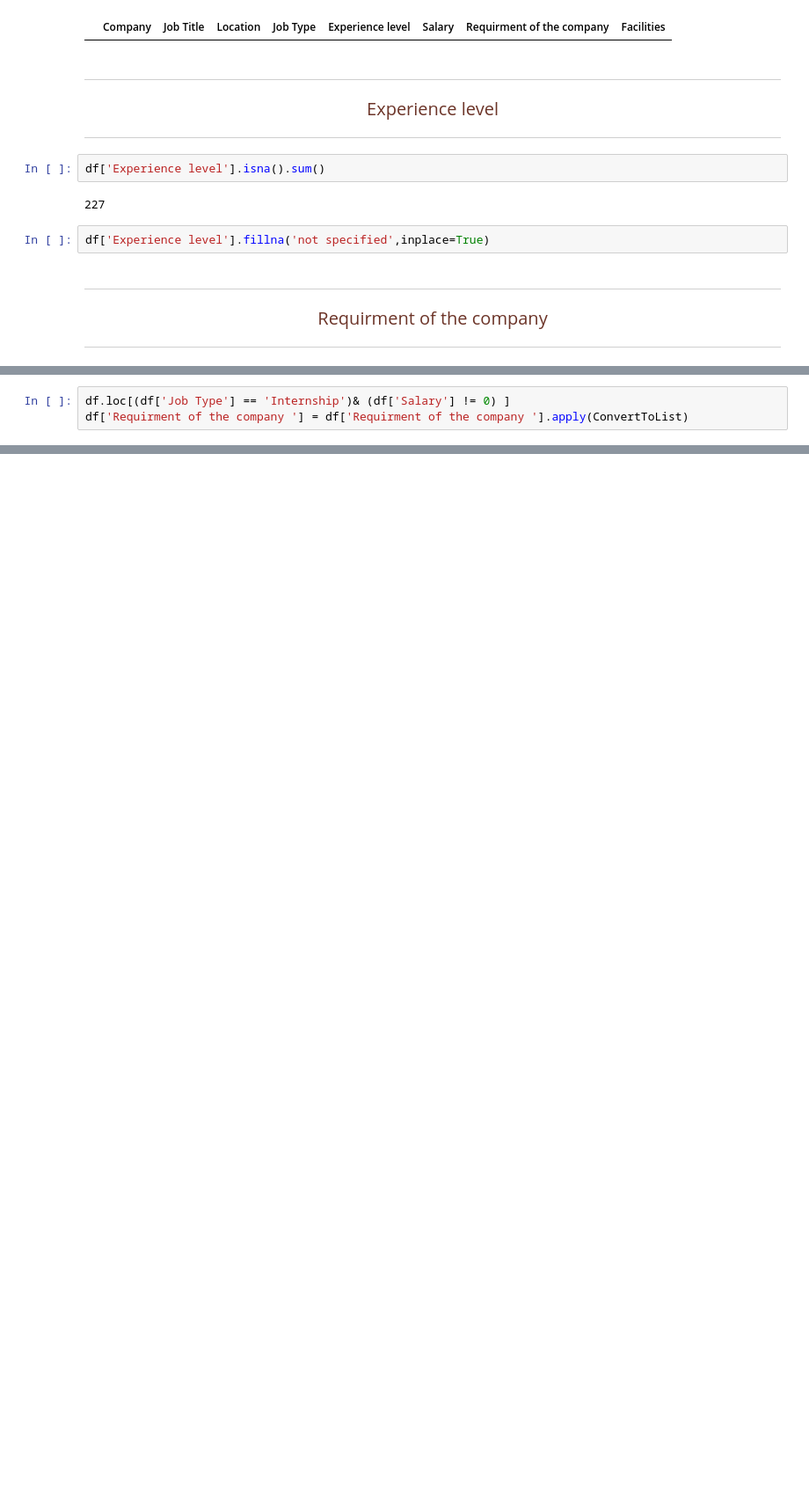
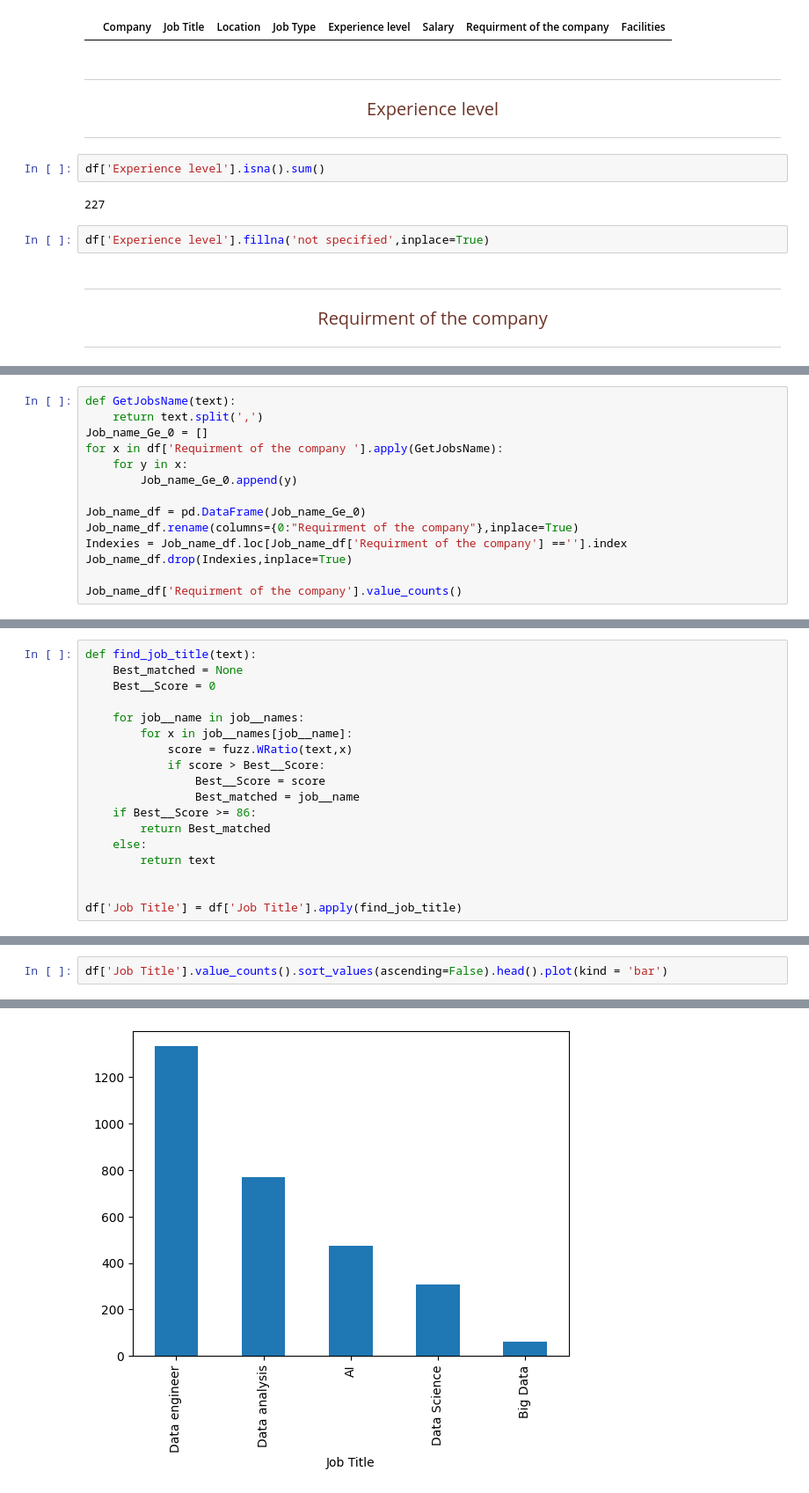
Before and after one commit to yassinessadi/data-engineer-youcode, a Jupyter notebook: Brief_github_job_opportunities/job_opportunities_data.ipynb, the cells around one changed output, grey strips where cells are left out. Shown at 88% size. Drawn from its saved outputs; the diff is of its cells as text; blank space fills up the shorter version.

Commit message:
start visualization (Added).

```diff
--- a/Brief_github_job_opportunities/job_opportunities_data.ipynb
+++ b/Brief_github_job_opportunities/job_opportunities_data.ipynb
@@ -73,3 +76,14 @@ def ConvertToList(string):
-# %%
-df.loc[(df['Job Type'] == 'Internship')& (df['Salary'] != 0) ]
-df['Requirment of the company '] = df['Requirment of the company '].apply(ConvertToList)
+# %%
+def GetJobsName(text):
+    return text.split(',')
+Job_name_Ge_0 = []
+for x in df['Requirment of the company '].apply(GetJobsName):
+    for y in x:
+        Job_name_Ge_0.append(y)
+
+Job_name_df = pd.DataFrame(Job_name_Ge_0)
+Job_name_df.rename(columns={0:"Requirment of the company"},inplace=True)
+Indexies = Job_name_df.loc[Job_name_df['Requirment of the company'] ==''].index
+Job_name_df.drop(Indexies,inplace=True)
+
+Job_name_df['Requirment of the company'].value_counts()
@@ -75,0 +170,18 @@ df['Requirment of the company '] = df['Requirment of the company '].apply(Conver
+# %%
+def find_job_title(text):
+    Best_matched = None
+    Best__Score = 0
+
+    for job__name in job__names:
+        for x in job__names[job__name]:
+            score = fuzz.WRatio(text,x)
+            if score > Best__Score:
+                Best__Score = score
+                Best_matched = job__name
+    if Best__Score >= 86:
+        return Best_matched
+    else:
+        return text
+
+
+df['Job Title'] = df['Job Title'].apply(find_job_title)
@@ -75,0 +200,3 @@ df['Requirment of the company '] = df['Requirment of the company '].apply(Conver
+# %%
+df['Job Title'].value_counts().sort_values(ascending=False).head().plot(kind = 'bar')
+# %% [output]
@@ -75,0 +204 @@ df['Requirment of the company '] = df['Requirment of the company '].apply(Conver
+[figure, added]
```
Also changed, not shown: parts of 14 cells of this notebook.
